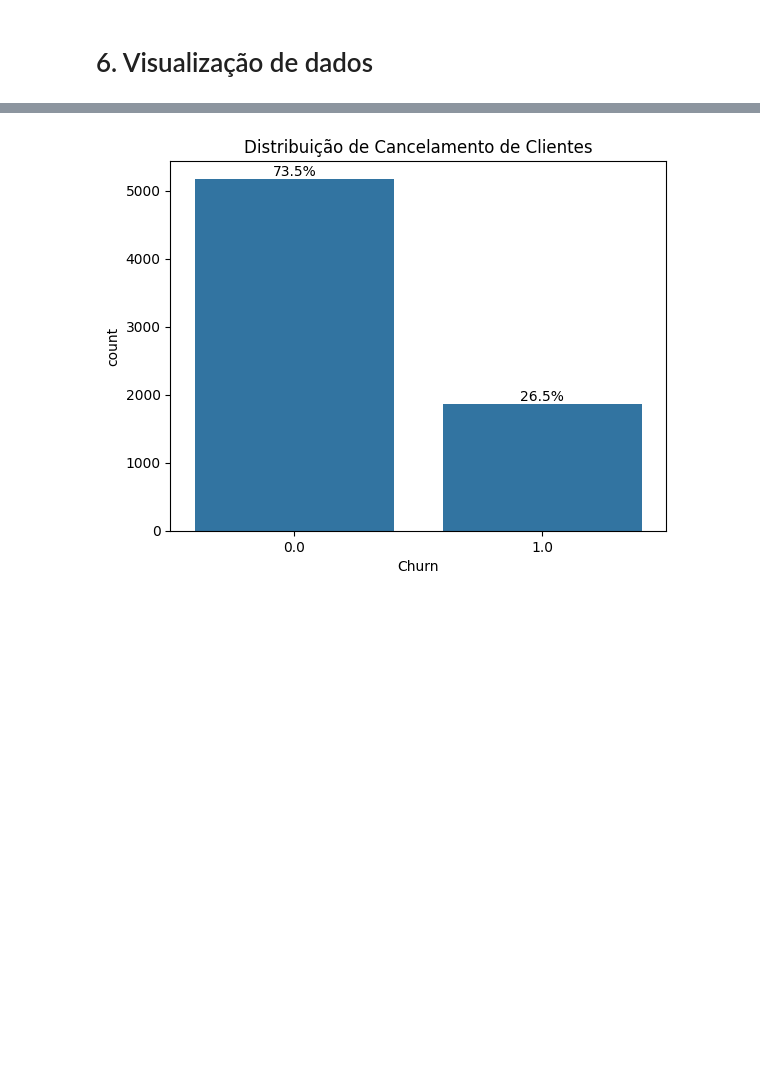
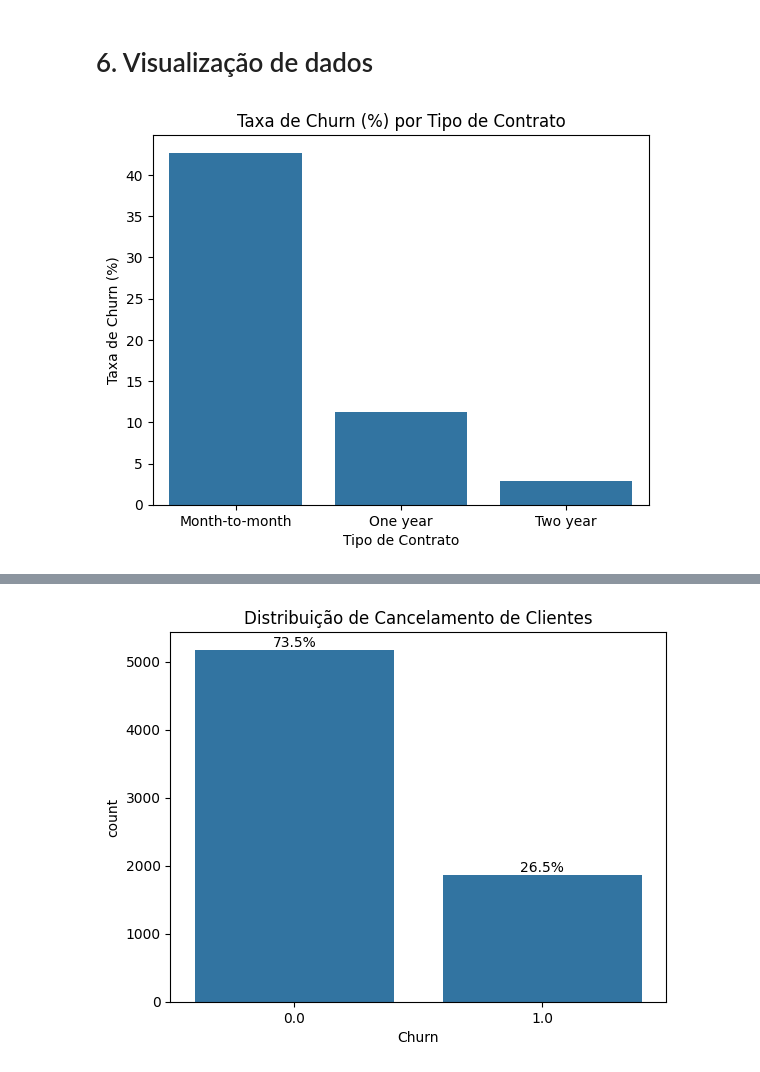
Before and after one commit to ksantos-helo/Challenge---TelecomX_BR, a Jupyter notebook: Telecom_X.ipynb, the cells around one changed output, grey strips where cells are left out. Cells and saved outputs as stored; diff of their text form; code cells hidden in the pictures; blank space fills up the shorter version.

```diff
--- a/Telecom_X.ipynb
+++ b/Telecom_X.ipynb
@@ -435,3 +460,22 @@ df.median(numeric_only=True)
 dtype: float64
 # %% [markdown]
 # 6. Visualização de dados
+# %%
+churn_contract = (
+    df.groupby('account.Contract')['Churn']
+    .mean()
+    .mul(100)
+    .reset_index()
+)
+
+plt.figure()
+
+sns.barplot(data=churn_contract, x='account.Contract', y='Churn')
+
+plt.title('Taxa de Churn (%) por Tipo de Contrato')
+plt.xlabel('Tipo de Contrato')
+plt.ylabel('Taxa de Churn (%)')
+
+plt.show()
+# %% [output]
+[figure, added]
```
Also changed, not shown: parts of 4 cells of this notebook.
